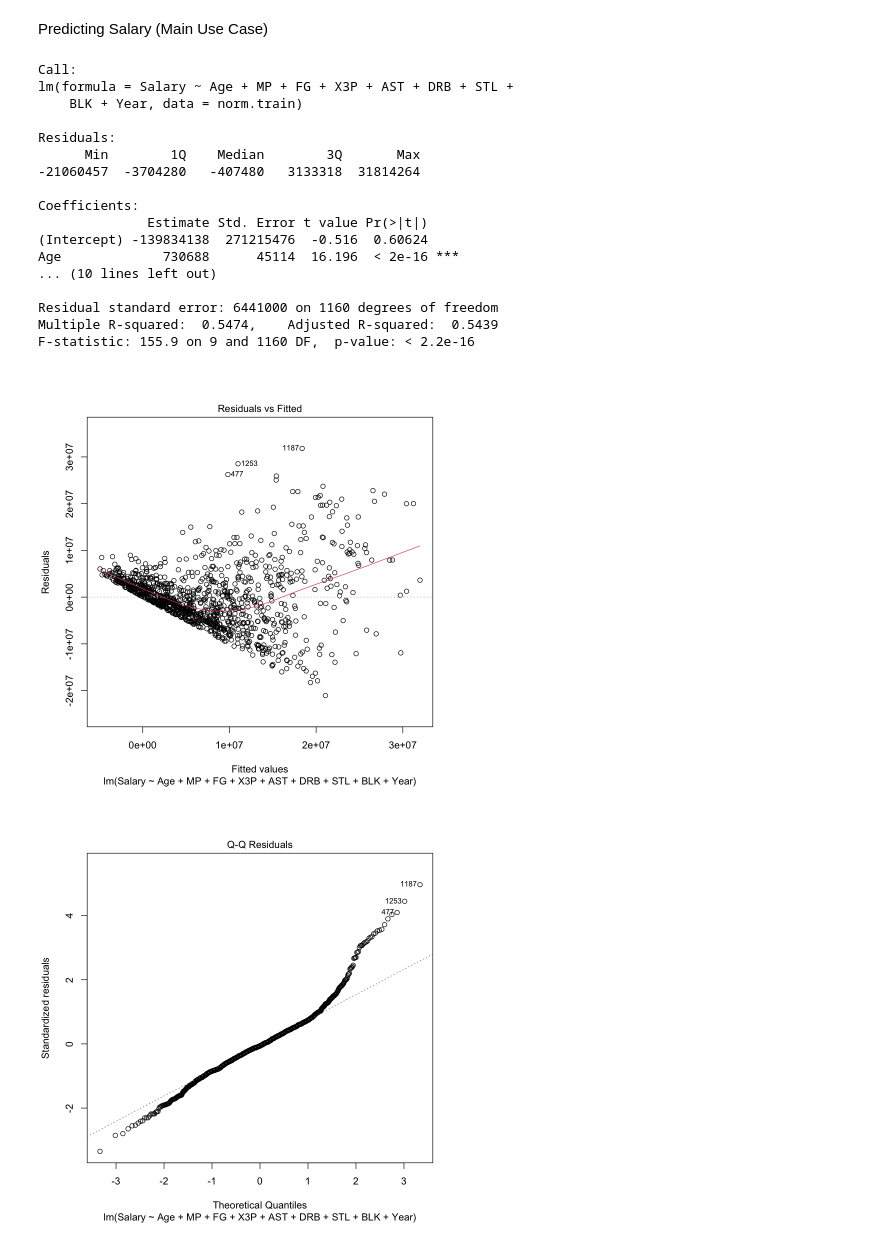
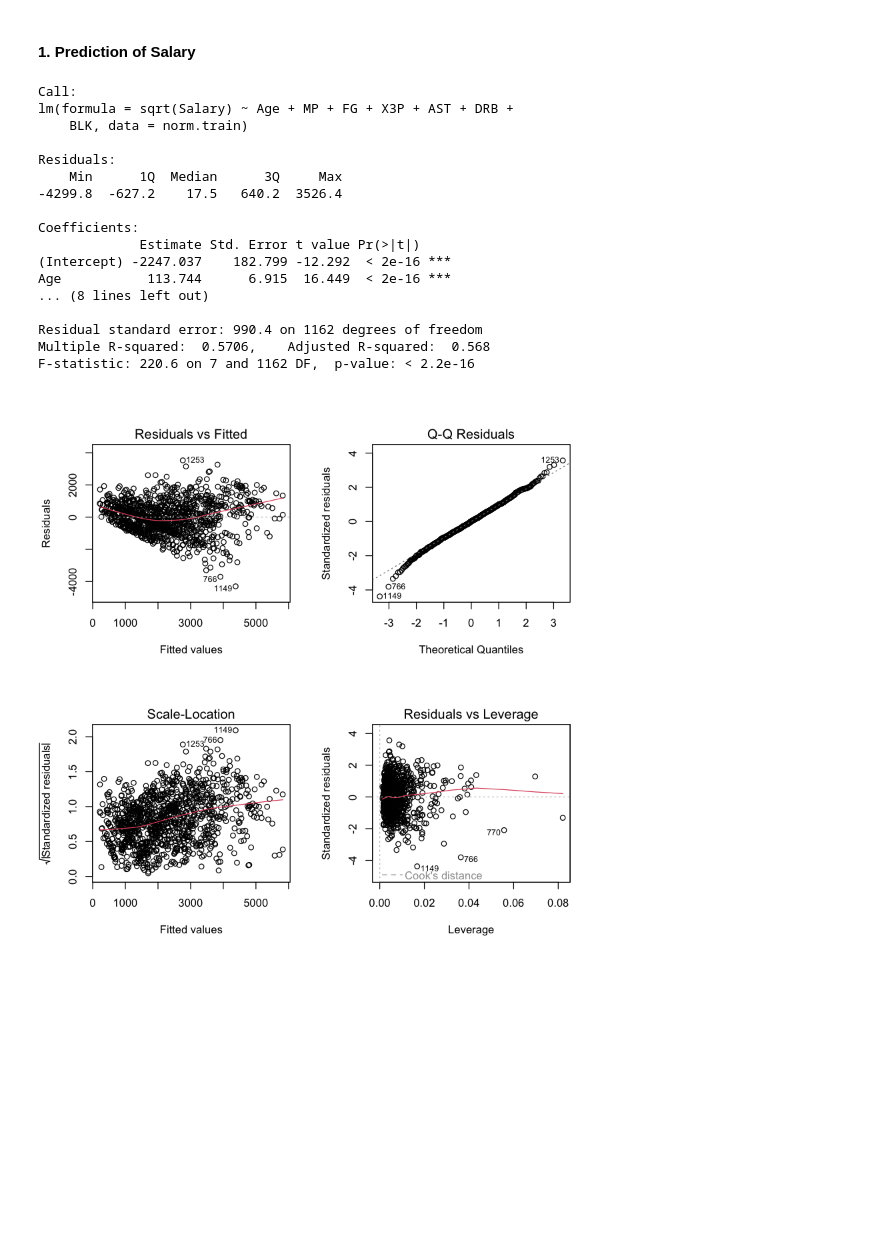
Before and after one commit to prnv19/NBA-Analytics-Using-R, a Jupyter notebook: LinearRegression.ipynb, the cells around one changed output. Saved outputs shown, nothing was run; the diff lists cells and outputs as text; code cells hidden in the pictures; blank space fills up the shorter version.

```diff
--- a/LinearRegression.ipynb
+++ b/LinearRegression.ipynb
@@ -47,30 +47,29 @@ A data.frame: 6 × 28
  Mean   :1.618   Mean   : 7.969   Mean   :2022   Mean   : 7359784
  3rd Qu.:2.100   3rd Qu.:10.700   3rd Qu.:2023   3rd Qu.: 9551517
  Max.   :5.000   Max.   :23.400   Max.   :2024   Max.   :51238730
-# %% [markdown]
-Predicting Salary (Main Use Case)
+# %% [markdown]
+#### 1. Prediction of Salary
 # %%
-mod1 = lm(Salary ~ Age + MP + FG + X3P + AST + DRB + STL + BLK + Year, data = norm.train)
-summary(mod1)
-# par(mfrow = c(2, 2))
-plot(mod1)
+mlr_mod_sal = lm(sqrt(Salary) ~ Age + MP + FG + X3P + AST + DRB + BLK, data = norm.train)
+summary(mlr_mod_sal)
+par(mfrow = c(2, 2))
+plot(mlr_mod_sal)
 # %% [output]
 Call:
-lm(formula = Salary ~ Age + MP + FG + X3P + AST + DRB + STL +
-    BLK + Year, data = norm.train)
+lm(formula = sqrt(Salary) ~ Age + MP + FG + X3P + AST + DRB +
+    BLK, data = norm.train)
 
 Residuals:
-      Min        1Q    Median        3Q       Max
--21060457  -3704280   -407480   3133318  31814264
+    Min      1Q  Median      3Q     Max
+-4299.8  -627.2    17.5   640.2  3526.4
 
 Coefficients:
-              Estimate Std. Error t value Pr(>|t|)
-(Intercept) -139834138  271215476  -0.516  0.60624
-Age             730688      45114  16.196  < 2e-16 ***
-... (10 lines left out)
+             Estimate Std. Error t value Pr(>|t|)
+(Intercept) -2247.037    182.799 -12.292  < 2e-16 ***
+Age           113.744      6.915  16.449  < 2e-16 ***
+... (8 lines left out)
 
-Residual standard error: 6441000 on 1160 degrees of freedom
-Multiple R-squared:  0.5474,    Adjusted R-squared:  0.5439
-F-statistic: 155.9 on 9 and 1160 DF,  p-value: < 2.2e-16
+Residual standard error: 990.4 on 1162 degrees of freedom
+Multiple R-squared:  0.5706,    Adjusted R-squared:  0.568
+F-statistic: 220.6 on 7 and 1162 DF,  p-value: < 2.2e-16
-[figure, old version]
+[figure, new version]
-[figure, removed]
```
Also changed, not shown: parts of 14 cells of this notebook, 2 other files.
